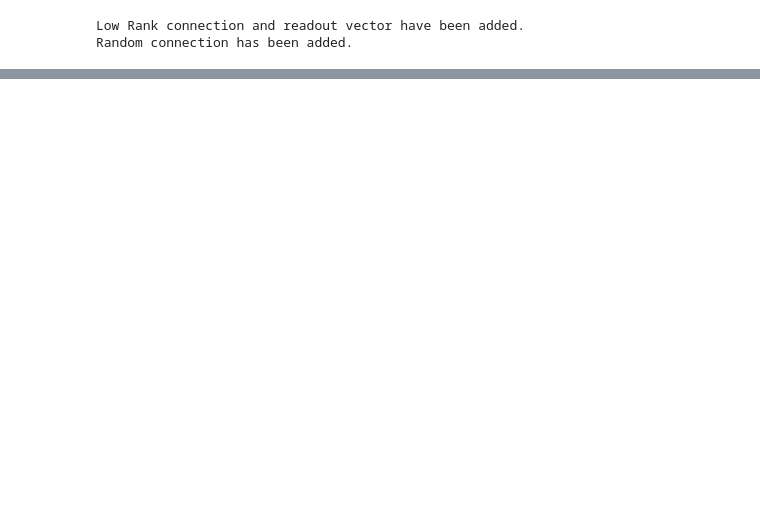
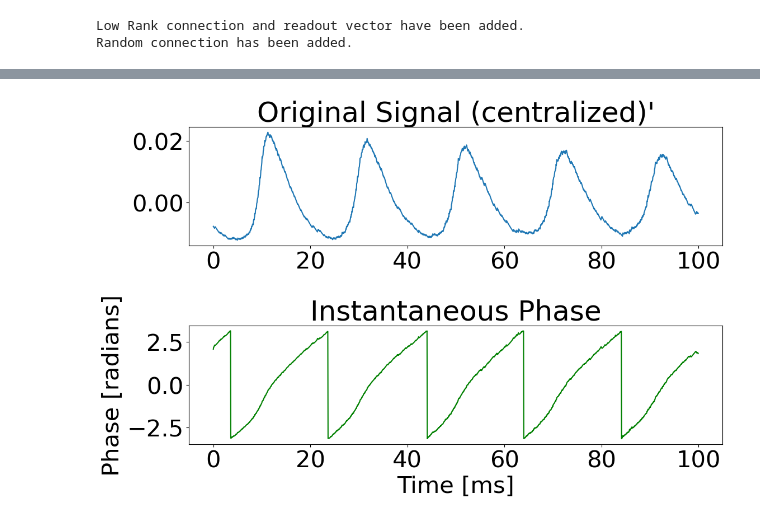
Before and after one commit to LiBinUtokyo/LowRank_ModifiedTheta_SNN, a Jupyter notebook: PYTHON/phase_sensitivity.ipynb, the cells around one changed output, grey strips where cells are left out. Saved outputs shown, nothing was run; the diff lists cells and outputs as text; code cells hidden in the pictures; blank space fills up the shorter version.

Commit message:
finished phase sensitivity code

```diff
--- a/PYTHON/phase_sensitivity.ipynb
+++ b/PYTHON/phase_sensitivity.ipynb
@@ -14,7 +20,8 @@ from lowranksnn import LowRankSNN
 plt.rcParams.update({'font.size': 30})
 # %%
 # Read the configuration file
-config = load_config_yaml('config_test.yaml')
+config = load_config_yaml('config_test_phase_sensitivity.yaml')
+# config = load_config_yaml('confi_gamma_os_bias_only.yaml')
 
 N_E = config['N_E']
 N_I = config['N_I']
@@ -48,6 +55,9 @@ IS = config['InputStrength'] #Input Strength (maybe chage to norm in the future)
 
 color_Go = config['color_Go']
 color_Nogo = config['color_Nogo']
+
+num_phase = config['num_phase']
+trails = config['trails']
 # %%
 # Initialiazation
 LRSNN = LowRankSNN(N_E=N_E,N_I=N_I,taud_E=taud_E,taud_I=taud_I,RS=RS)
@@ -78,0 +126,43 @@ Random connection has been added.
+# %%
+
+# do hilbert transform to get the phase of the conductance
+signal = np.mean(g_ref_II, axis=0)[int(T_pre/dt):]
+# centralize the signal
+signal = signal - np.mean(signal)
+analytic_signal = hilbert(signal)
+amplitude_envelope = np.abs(analytic_signal)  # 振幅包络
+instantaneous_phase = np.angle(analytic_signal)  # 相位信息
+# 绘制波形及其相位信息
+plt.figure(figsize=(12, 8))
+t = np.array(range(len(signal)))*dt
+# 原始信号
+plt.subplot(2, 1, 1)
+# plt.figure(figsize=(12, 8))
+plt.plot(t, signal)
+plt.title("Original Signal (centralized)'")
+# plt.xlabel("Time [ms]")
+# plt.ylabel("Amplitude")
+# plt.legend()
+
+# 振幅包络
+# plt.subplot(3, 1, 2)
+# plt.figure(figsize=(12, 8))
+# plt.plot(t, amplitude_envelope, color='orange')
+# plt.title("Amplitude Envelope (Magnitude of Analytic Signal)")
+# plt.xlabel("Time [ms]")
+# plt.ylabel("Amplitude")
+# plt.legend()
+
+# 相位信息
+plt.subplot(2, 1, 2)
+# plt.figure(figsize=(12, 8))
+plt.plot(t, instantaneous_phase, color='green')
+plt.title("Instantaneous Phase")
+plt.xlabel("Time [ms]")
+plt.ylabel("Phase [radians]")
+# plt.legend()
+
+plt.tight_layout()
+plt.show()
+# %% [output]
+[figure, added]
```
Also changed, not shown: parts of 8 cells of this notebook, 2 other files.
